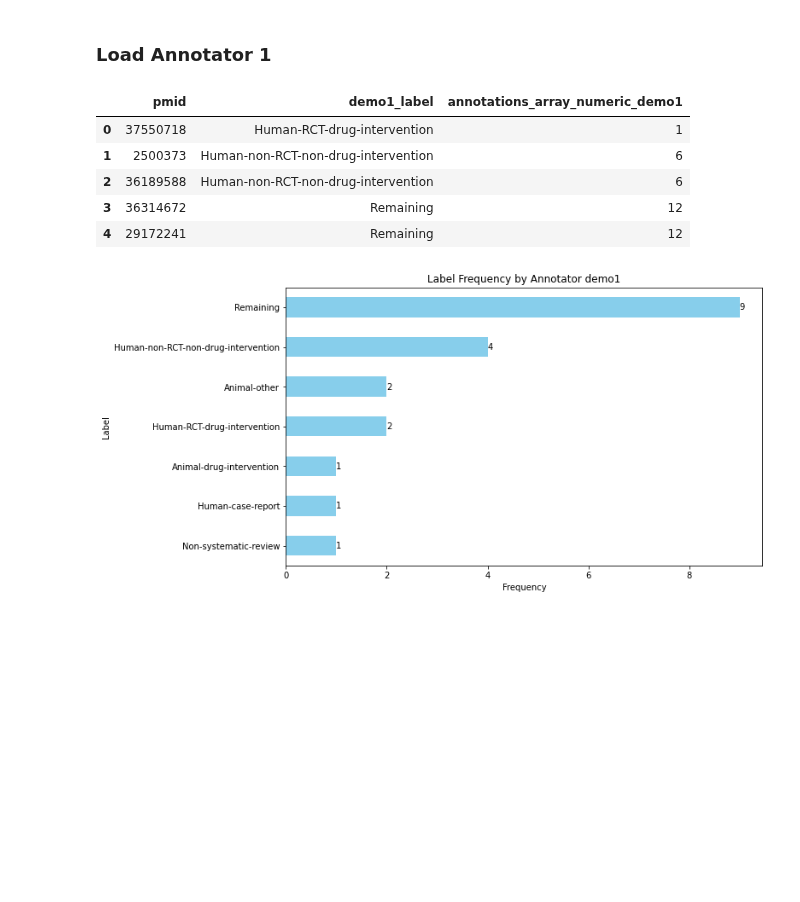
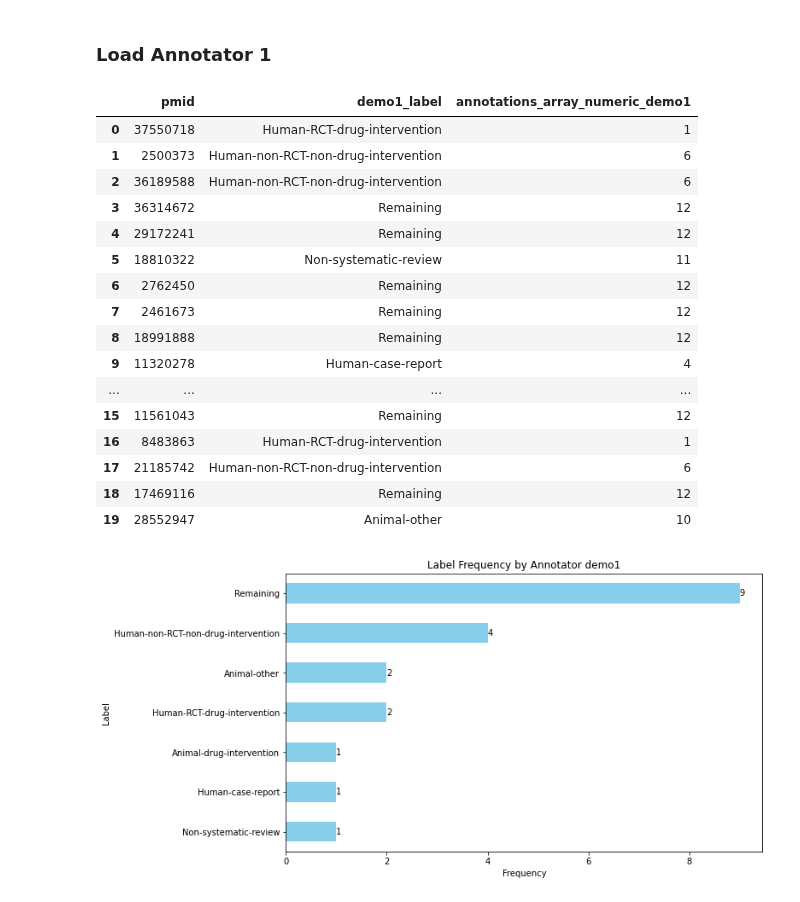
Before and after one commit to Ineichen-Group/StudyTypeTeller, a Jupyter notebook: data/Inter_Annotator_Agreement.ipynb, the cells around one changed output. Saved outputs shown, nothing was run; the diff lists cells and outputs as text; code cells hidden in the pictures; blank space fills up the shorter version.

```diff
--- a/data/Inter_Annotator_Agreement.ipynb
+++ b/data/Inter_Annotator_Agreement.ipynb
@@ -66,14 +66,25 @@ numeric_label_title = 'annotations_array_numeric_{}'.format(annotator1)
 # Create a new column with mapped values
 result_df_1[numeric_label_title] = result_df_1[label_title].map(label_to_numerical)
 # %%
-result_df_1.head()
+result_df_1
 # %% [output]
 |  | pmid | demo1_label | annotations_array_numeric_demo1 |
 | 0 | 37550718 | Human-RCT-drug-intervention | 1 |
 | 1 | 2500373 | Human-non-RCT-non-drug-intervention | 6 |
 | 2 | 36189588 | Human-non-RCT-non-drug-intervention | 6 |
 | 3 | 36314672 | Remaining | 12 |
 | 4 | 29172241 | Remaining | 12 |
+| 5 | 18810322 | Non-systematic-review | 11 |
+| 6 | 2762450 | Remaining | 12 |
+| 7 | 2461673 | Remaining | 12 |
+| 8 | 18991888 | Remaining | 12 |
+| 9 | 11320278 | Human-case-report | 4 |
+| ... | ... | ... | ... |
+| 15 | 11561043 | Remaining | 12 |
+| 16 | 8483863 | Human-RCT-drug-intervention | 1 |
+| 17 | 21185742 | Human-non-RCT-non-drug-intervention | 6 |
+| 18 | 17469116 | Remaining | 12 |
+| 19 | 28552947 | Animal-other | 10 |
 # %%
 visualize_label_frequencies(result_df_1, annotator_name=annotator1)
 # %% [output]
```
Also changed, not shown: parts of 2 cells of this notebook, 1 other file.
